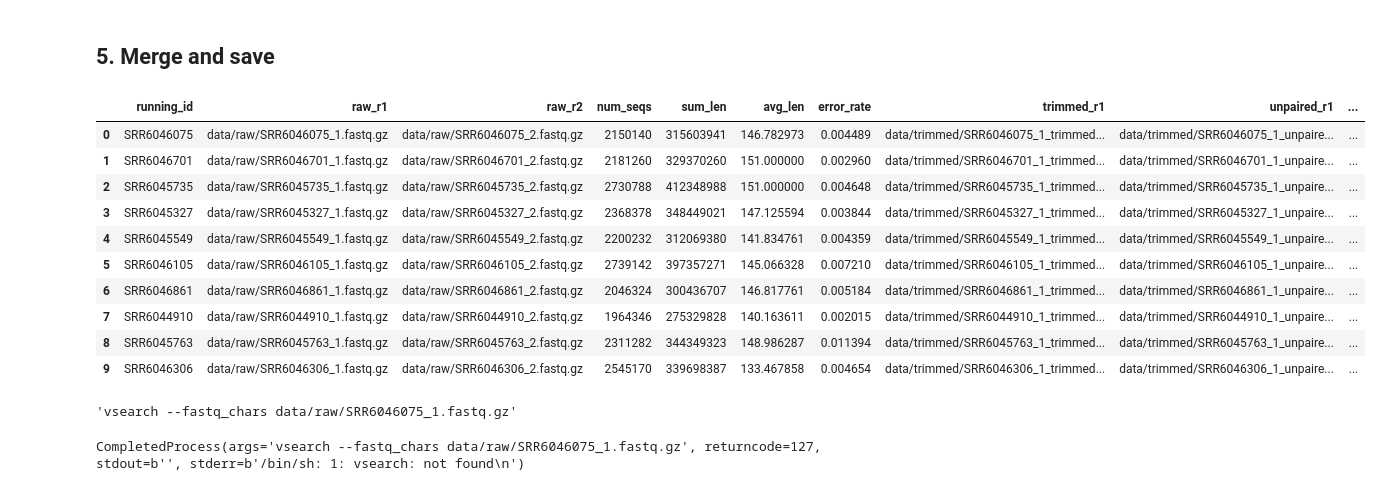
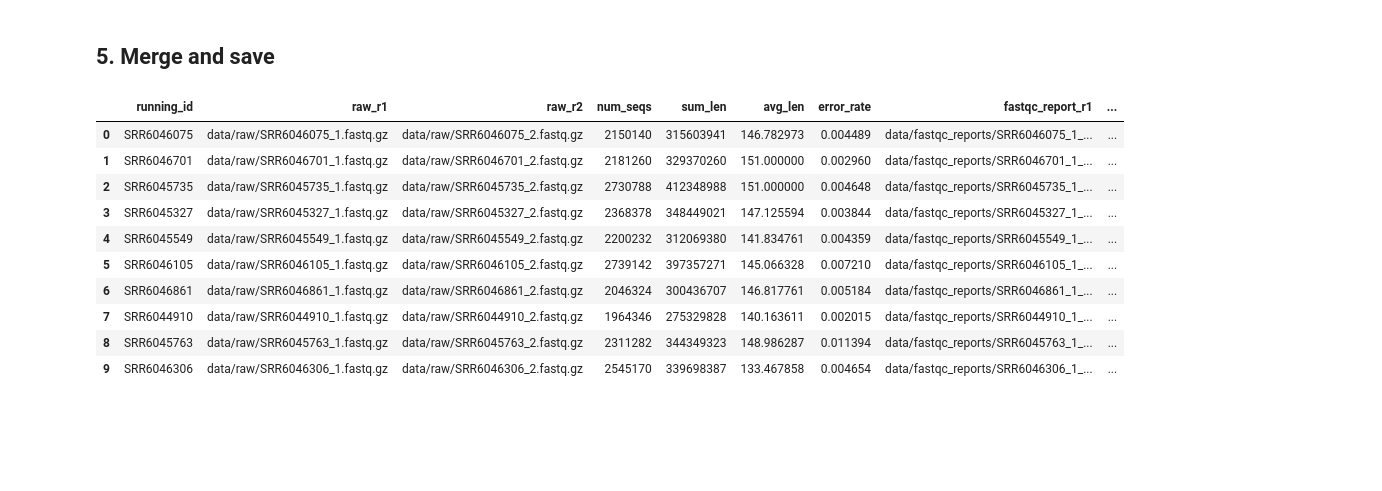
Before and after one commit to baku4/NGS_Guide_GenomeEpi1_S1_2023, a Jupyter notebook: 2-QC.ipynb, the cells around one changed output. Drawn from its saved outputs; the diff is of its cells as text; code cells hidden in the pictures; blank space fills up the shorter version.

```diff
--- a/2-Trimming.ipynb
+++ b/2-QC.ipynb
@@ -168,0 +187,4 @@ showtime
+# %%
+fastqc_out_dir = root_dir / 'fastqc_reports'
+fastqc_out_dir.mkdir(exist_ok=True)
+fastqc_out_dir
@@ -168,0 +193,13 @@ showtime
+# %%
+def run_fastqc(fastq):
+    out_html_file = fastqc_out_dir / f"{Path(fastq).name.split('.')[0]}_fastqc.html"
+    if not out_html_file.exists():
+        cmd = f"{fastqc_bin} -o {fastqc_out_dir} {fastq}"
+        subprocs(cmd)
+    return out_html_file
+# %%
+out, elp = execute_function_pool(
+    run_fastqc,
+    fpath_df[['raw_r1', 'raw_r2']].values.reshape(-1),
+    4,
+)
@@ -168,0 +211,4 @@ showtime
+# %%
+fastqc_report_df = pd.DataFrame(np.array(out).reshape(-1, 2))
+fastqc_report_df.columns = ['fastqc_report_r1', 'fastqc_report_r2']
+fastqc_report_df
@@ -230,27 +288,23 @@ trimmed_fpath_df
 # %%
 new_fpath_df = pd.concat([
     fpath_df,
     base_stat_df,
     error_rates,
+    fastqc_report_df,
     trimmed_fpath_df,
 ], axis=1)
 new_fpath_df
 # %% [output]
-|  | running_id | raw_r1 | raw_r2 | num_seqs | sum_len | avg_len | error_rate | trimmed_r1 | unpaired_r1 | ... |
-| 0 | SRR6046075 | data/raw/SRR6046075_1.fastq.gz | data/raw/SRR6046075_2.fastq.gz | 2150140 | 315603941 | 146.782973 | 0.004489 | data/trimmed/SRR6046075_1_trimmed... | data/trimmed/SRR6046075_1_unpaire... | ... |
-| 1 | SRR6046701 | data/raw/SRR6046701_1.fastq.gz | data/raw/SRR6046701_2.fastq.gz | 2181260 | 329370260 | 151.000000 | 0.002960 | data/trimmed/SRR6046701_1_trimmed... | data/trimmed/SRR6046701_1_unpaire... | ... |
-| 2 | SRR6045735 | data/raw/SRR6045735_1.fastq.gz | data/raw/SRR6045735_2.fastq.gz | 2730788 | 412348988 | 151.000000 | 0.004648 | data/trimmed/SRR6045735_1_trimmed... | data/trimmed/SRR6045735_1_unpaire... | ... |
-| 3 | SRR6045327 | data/raw/SRR6045327_1.fastq.gz | data/raw/SRR6045327_2.fastq.gz | 2368378 | 348449021 | 147.125594 | 0.003844 | data/trimmed/SRR6045327_1_trimmed... | data/trimmed/SRR6045327_1_unpaire... | ... |
-| 4 | SRR6045549 | data/raw/SRR6045549_1.fastq.gz | data/raw/SRR6045549_2.fastq.gz | 2200232 | 312069380 | 141.834761 | 0.004359 | data/trimmed/SRR6045549_1_trimmed... | data/trimmed/SRR6045549_1_unpaire... | ... |
-| 5 | SRR6046105 | data/raw/SRR6046105_1.fastq.gz | data/raw/SRR6046105_2.fastq.gz | 2739142 | 397357271 | 145.066328 | 0.007210 | data/trimmed/SRR6046105_1_trimmed... | data/trimmed/SRR6046105_1_unpaire... | ... |
-| 6 | SRR6046861 | data/raw/SRR6046861_1.fastq.gz | data/raw/SRR6046861_2.fastq.gz | 2046324 | 300436707 | 146.817761 | 0.005184 | data/trimmed/SRR6046861_1_trimmed... | data/trimmed/SRR6046861_1_unpaire... | ... |
-| 7 | SRR6044910 | data/raw/SRR6044910_1.fastq.gz | data/raw/SRR6044910_2.fastq.gz | 1964346 | 275329828 | 140.163611 | 0.002015 | data/trimmed/SRR6044910_1_trimmed... | data/trimmed/SRR6044910_1_unpaire... | ... |
-| 8 | SRR6045763 | data/raw/SRR6045763_1.fastq.gz | data/raw/SRR6045763_2.fastq.gz | 2311282 | 344349323 | 148.986287 | 0.011394 | data/trimmed/SRR6045763_1_trimmed... | data/trimmed/SRR6045763_1_unpaire... | ... |
-| 9 | SRR6046306 | data/raw/SRR6046306_1.fastq.gz | data/raw/SRR6046306_2.fastq.gz | 2545170 | 339698387 | 133.467858 | 0.004654 | data/trimmed/SRR6046306_1_trimmed... | data/trimmed/SRR6046306_1_unpaire... | ... |
+|  | running_id | raw_r1 | raw_r2 | num_seqs | sum_len | avg_len | error_rate | fastqc_report_r1 | ... |
+| 0 | SRR6046075 | data/raw/SRR6046075_1.fastq.gz | data/raw/SRR6046075_2.fastq.gz | 2150140 | 315603941 | 146.782973 | 0.004489 | data/fastqc_reports/SRR6046075_1_... | ... |
+| 1 | SRR6046701 | data/raw/SRR6046701_1.fastq.gz | data/raw/SRR6046701_2.fastq.gz | 2181260 | 329370260 | 151.000000 | 0.002960 | data/fastqc_reports/SRR6046701_1_... | ... |
+| 2 | SRR6045735 | data/raw/SRR6045735_1.fastq.gz | data/raw/SRR6045735_2.fastq.gz | 2730788 | 412348988 | 151.000000 | 0.004648 | data/fastqc_reports/SRR6045735_1_... | ... |
+| 3 | SRR6045327 | data/raw/SRR6045327_1.fastq.gz | data/raw/SRR6045327_2.fastq.gz | 2368378 | 348449021 | 147.125594 | 0.003844 | data/fastqc_reports/SRR6045327_1_... | ... |
+| 4 | SRR6045549 | data/raw/SRR6045549_1.fastq.gz | data/raw/SRR6045549_2.fastq.gz | 2200232 | 312069380 | 141.834761 | 0.004359 | data/fastqc_reports/SRR6045549_1_... | ... |
+| 5 | SRR6046105 | data/raw/SRR6046105_1.fastq.gz | data/raw/SRR6046105_2.fastq.gz | 2739142 | 397357271 | 145.066328 | 0.007210 | data/fastqc_reports/SRR6046105_1_... | ... |
+| 6 | SRR6046861 | data/raw/SRR6046861_1.fastq.gz | data/raw/SRR6046861_2.fastq.gz | 2046324 | 300436707 | 146.817761 | 0.005184 | data/fastqc_reports/SRR6046861_1_... | ... |
+| 7 | SRR6044910 | data/raw/SRR6044910_1.fastq.gz | data/raw/SRR6044910_2.fastq.gz | 1964346 | 275329828 | 140.163611 | 0.002015 | data/fastqc_reports/SRR6044910_1_... | ... |
+| 8 | SRR6045763 | data/raw/SRR6045763_1.fastq.gz | data/raw/SRR6045763_2.fastq.gz | 2311282 | 344349323 | 148.986287 | 0.011394 | data/fastqc_reports/SRR6045763_1_... | ... |
+| 9 | SRR6046306 | data/raw/SRR6046306_1.fastq.gz | data/raw/SRR6046306_2.fastq.gz | 2545170 | 339698387 | 133.467858 | 0.004654 | data/fastqc_reports/SRR6046306_1_... | ... |
 # %%
 new_fpath_df.to_csv(trimmed_fpath_file, index=False)
-# %%
-cmd = f"vsearch --fastq_chars {fpath_df['r1'][0]}"
-cmd
-# %% [output]
-'vsearch --fastq_chars data/raw/SRR6046075_1.fastq.gz'
@@ -259,4 +310,0 @@ out = subprocs(cmd)
-# %%
-out
-# %% [output]
-CompletedProcess(args='vsearch --fastq_chars data/raw/SRR6046075_1.fastq.gz', returncode=127, stdout=b'', stderr=b'/bin/sh: 1: vsearch: not found\n')
```
Also changed, not shown: parts of 13 cells of this notebook, 6 other files.
